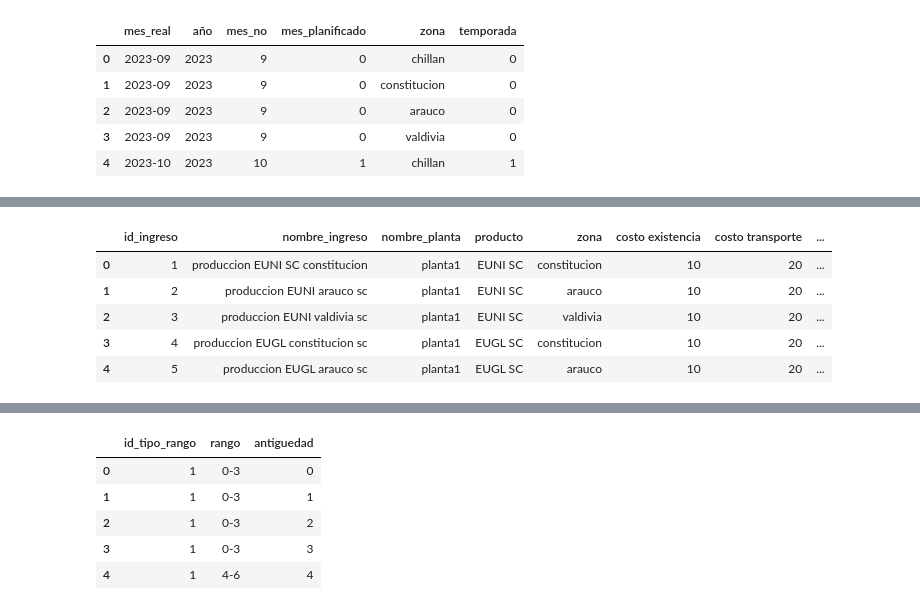
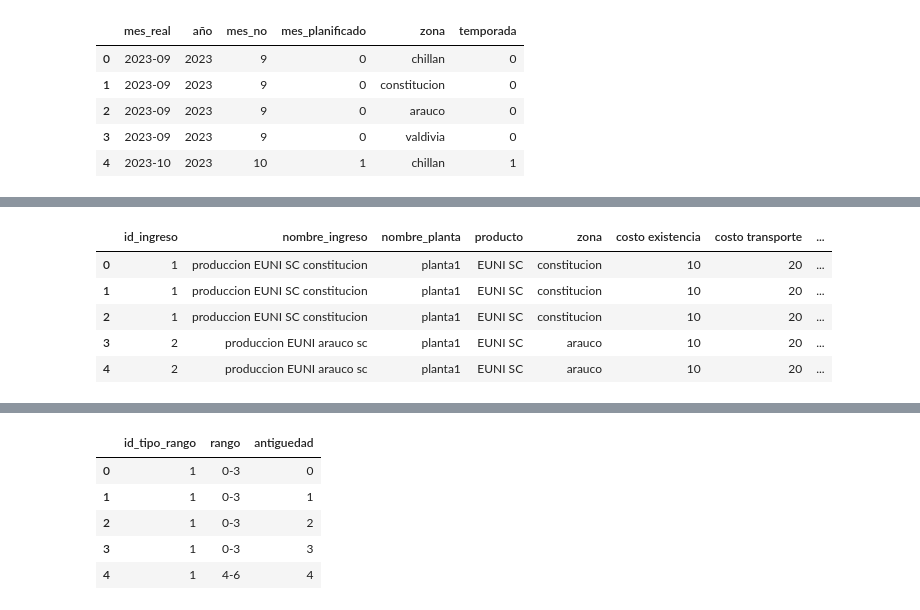
Before and after one commit to ptoledor/heu_opticliente, a Jupyter notebook: 01_notebooks/algo.ipynb, the cells around one changed output, grey strips where cells are left out. Saved outputs shown, nothing was run; the diff lists cells and outputs as text; code cells hidden in the pictures.

```diff
--- a/01_notebooks/algo.ipynb
+++ b/01_notebooks/algo.ipynb
@@ -67,11 +67,16 @@ display(consumo_plantas.head())
 # %%
 #Carga Ingresos: Compras y produccion
 base_ingresos = pd.read_excel('../02_data/ingresos.xlsx', sheet_name='ingresos')
 base_ingresos.head()
+
+#Carga Ingreso: Volumen mensual
+vol_ingresos = pd.read_excel('../02_data/ingresos_volumen.xlsx', sheet_name='ingresovolumen')
+vol_ingresos = pd.merge(base_ingresos, vol_ingresos, on='id_ingreso', how='left')
+vol_ingresos.head()
 # %% [output]
 |  | id_ingreso | nombre_ingreso | nombre_planta | producto | zona | costo existencia | costo transporte | ... |
 | 0 | 1 | produccion EUNI SC constitucion | planta1 | EUNI SC | constitucion | 10 | 20 | ... |
-| 1 | 2 | produccion EUNI arauco sc | planta1 | EUNI SC | arauco | 10 | 20 | ... |
-| 2 | 3 | produccion EUNI valdivia sc | planta1 | EUNI SC | valdivia | 10 | 20 | ... |
-| 3 | 4 | produccion EUGL constitucion sc | planta1 | EUGL SC | constitucion | 10 | 20 | ... |
-| 4 | 5 | produccion EUGL arauco sc | planta1 | EUGL SC | arauco | 10 | 20 | ... |
+| 1 | 1 | produccion EUNI SC constitucion | planta1 | EUNI SC | constitucion | 10 | 20 | ... |
+| 2 | 1 | produccion EUNI SC constitucion | planta1 | EUNI SC | constitucion | 10 | 20 | ... |
+| 3 | 2 | produccion EUNI arauco sc | planta1 | EUNI SC | arauco | 10 | 20 | ... |
+| 4 | 2 | produccion EUNI arauco sc | planta1 | EUNI SC | arauco | 10 | 20 | ... |
```
Also changed, not shown: parts of 6 cells of this notebook, 2 other files.
